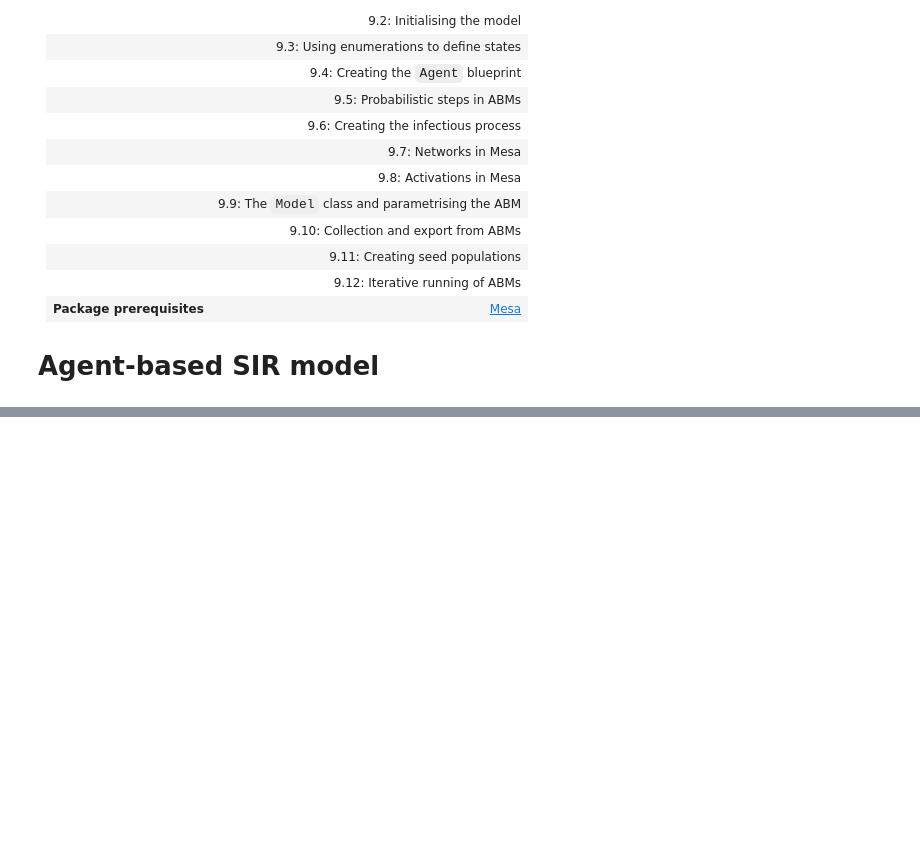
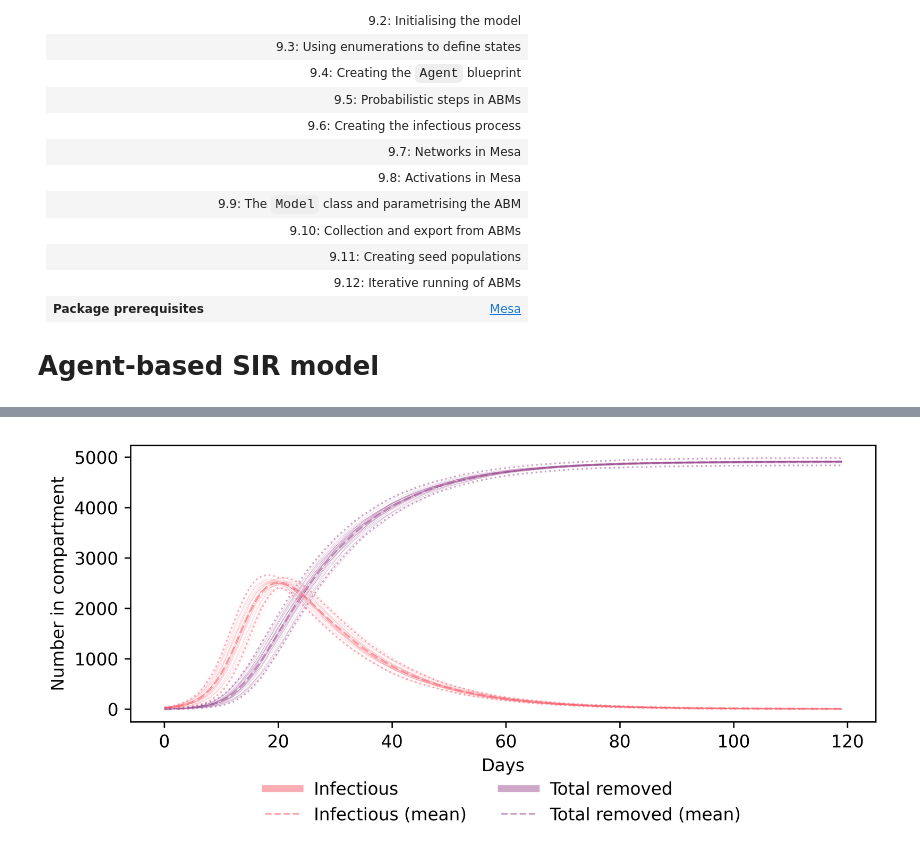
Before and after one commit to chrisvoncsefalvay/computational-infectious-disease, a Jupyter notebook: ch09/sir_abm/Vanilla SIR ABM.ipynb, the cells around one changed output, grey strips where cells are left out. Cells and saved outputs as stored; diff of their text form; code cells hidden in the pictures; blank space fills up the shorter version.

```diff
--- a/ch09/sir_abm/Vanilla SIR ABM.ipynb
+++ b/ch09/sir_abm/Vanilla SIR ABM.ipynb
@@ -198,29 +207,38 @@ results = [pd.pivot_table(i.get_agent_vars_dataframe().reset_index(),
 means = pd.concat([each.stack() for each in results], axis=1).apply(lambda x: x.mean(), axis=1).unstack()
 sds = pd.concat([each.stack() for each in results], axis=1).apply(lambda x: x.std(), axis=1).unstack()
 # %%
-fig = plt.figure(facecolor="w", figsize=(8, 6), dpi=600)
+fig = plt.figure(facecolor="w", figsize=(8, 5.2), dpi=600)
 ax = fig.add_subplot(111, axisbelow=True)
 
 for idx, model_results in enumerate(results):
 
     ax.plot(model_results.index, model_results.Infected, color=COLORS["I"], alpha=0.2, lw=0.2, label="Infectious" if idx == 0 else "")
 #    ax.plot(model_results.index, model_results.Recovered, color=COLORS["R"], alpha=0.2, lw=1, linestyle=":", label="Recovered" if idx == 0 else "")
 #    ax.plot(model_results.index, model_results.Deceased, color=COLORS["D"], alpha=0.2, lw=1, linestyle=":", label="Deceased" if idx == 0 else "")
     ax.plot(model_results.index, model_results.Recovered + model_results.Deceased, color=COLORS["R"], alpha=0.3, lw=0.2, label=f"Total removed" if idx == 0 else "")
 
 ax.plot(means.index, means.Infected, color=COLORS["I"], alpha=0.5, lw=1.25, linestyle="--", label="Infectious (mean)")
 ax.plot(means.index, means.Recovered + means.Deceased, color=COLORS["R"], alpha=0.5, lw=1.25, linestyle="--", label="Total removed (mean)")
 ax.plot(means.index, means.Infected + 1.96 * sds.Infected, color=COLORS["I"], alpha=0.5, lw=1, linestyle=":")
 ax.plot(means.index, means.Infected - 1.96 * sds.Infected, color=COLORS["I"], alpha=0.5, lw=1, linestyle=":")
 ax.plot(means.index, means.Recovered + means.Deceased + 1.96 * (sds.Recovered + sds.Deceased), color=COLORS["R"], alpha=0.5, lw=1, linestyle=":")
 ax.plot(means.index, means.Recovered + means.Deceased - 1.96 * (sds.Recovered + sds.Deceased), color=COLORS["R"], alpha=0.5, lw=1, linestyle=":")
 
 legend = ax.legend()
 legend.get_frame().set_alpha(0.5)
-plt.legend(title="", bbox_to_anchor=(0.5, -0.355), loc="lower center", ncol=2, frameon=False)
+
+legend_lines = [Line2D([0], [0], color=COLORS["I"], lw=4, alpha=0.5),
+                Line2D([0], [0], color=COLORS["I"], lw=1, alpha=0.5, linestyle="dashed"),
+                Line2D([0], [0], color=COLORS["R"], lw=4, alpha=0.5),
+                Line2D([0], [0], color=COLORS["R"], lw=1, alpha=0.5, linestyle="dashed")]
+
+ax.legend(legend_lines, ["Infectious", "Infectious (mean)", "Total removed", "Total removed (mean)"], title="", bbox_to_anchor=(0.5, -0.425), loc="lower center", ncol=2, frameon=False)
+
 
 ax.set_xlabel("Days")
 ax.set_ylabel("Number in compartment")
 
 fig.tight_layout(pad=5.0)
 plt.savefig("SIRD_ABM_output.pdf")
+# %% [output]
+[figure, added]
```
Also changed, not shown: parts of 3 cells of this notebook, 3 other files.
